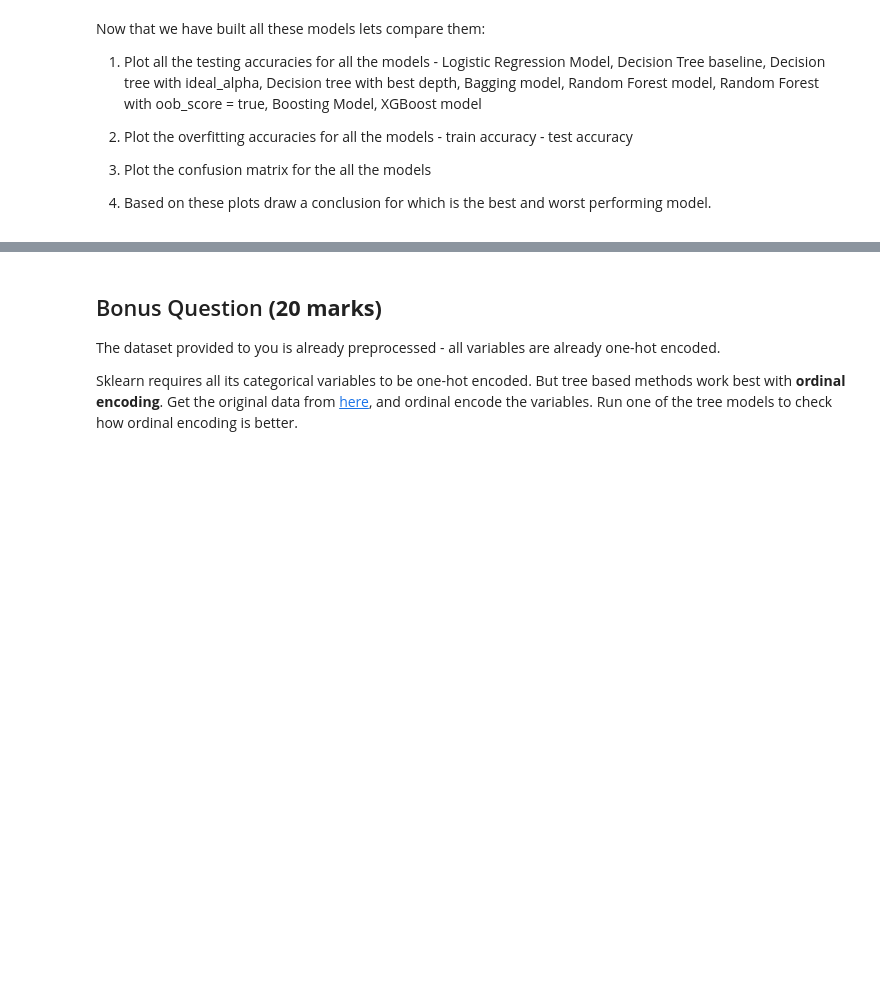
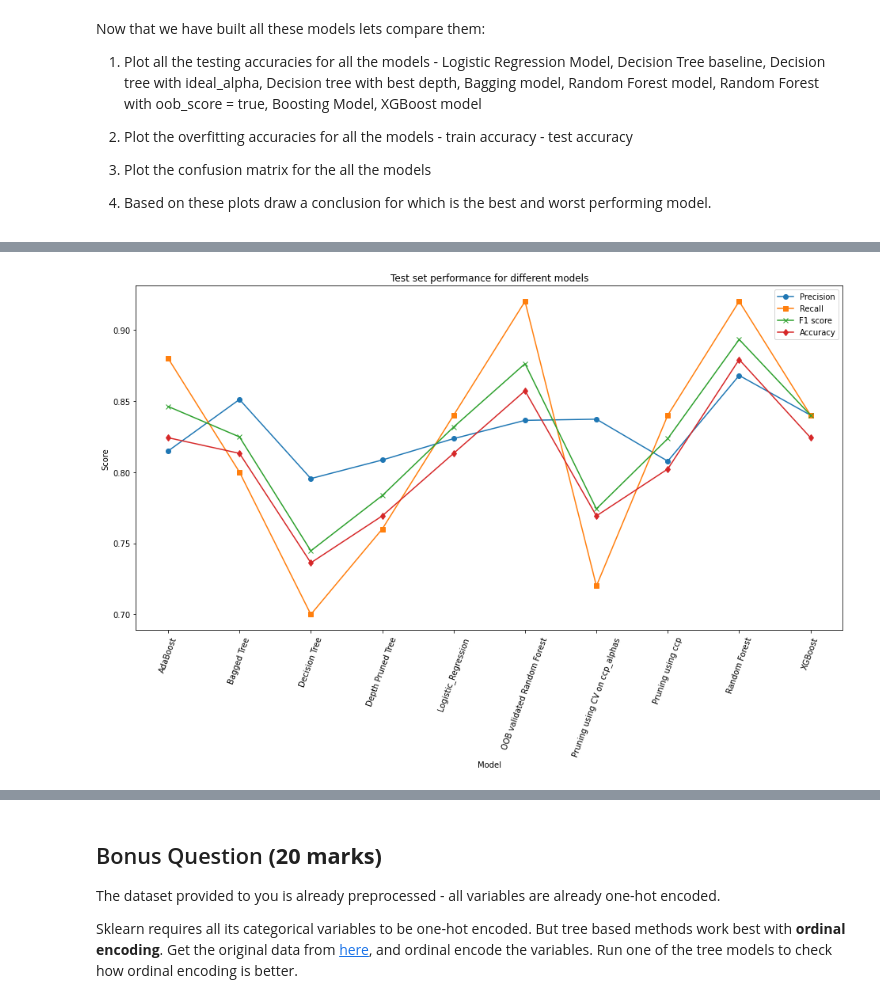
Before and after one commit to Surojit-KB/UNIV-AI-ML2-HW1, a Jupyter notebook: Copy_of_distribute_HW1.ipynb, the cells around one changed output, grey strips where cells are left out. Cells and saved outputs as stored; diff of their text form; code cells hidden in the pictures; blank space fills up the shorter version.

```diff
--- a/Copy_of_distribute_HW1.ipynb
+++ b/Copy_of_distribute_HW1.ipynb
@@ -1514,0 +1511,14 @@ your answer here
+# %%
+
+plt.figure(figsize=(16,8))
+plt.plot(compare_df.index,compare_df['Test Precision'],'-o',label='Precision')
+plt.plot(compare_df.index,compare_df['Test Recall'],'-s',label='Recall')
+plt.plot(compare_df.index,compare_df['Test F1'],'-x',label='F1 score')
+plt.plot(compare_df.index,compare_df['Test Accuracy'],'-d',label='Accuracy')
+plt.xticks(rotation=70)
+plt.xlabel('Model')
+plt.ylabel('Score')
+plt.title('Test set performance for different models')
+plt.legend();
+# %% [output]
+[figure, added]
```
Also changed, not shown: parts of 7 cells of this notebook.
